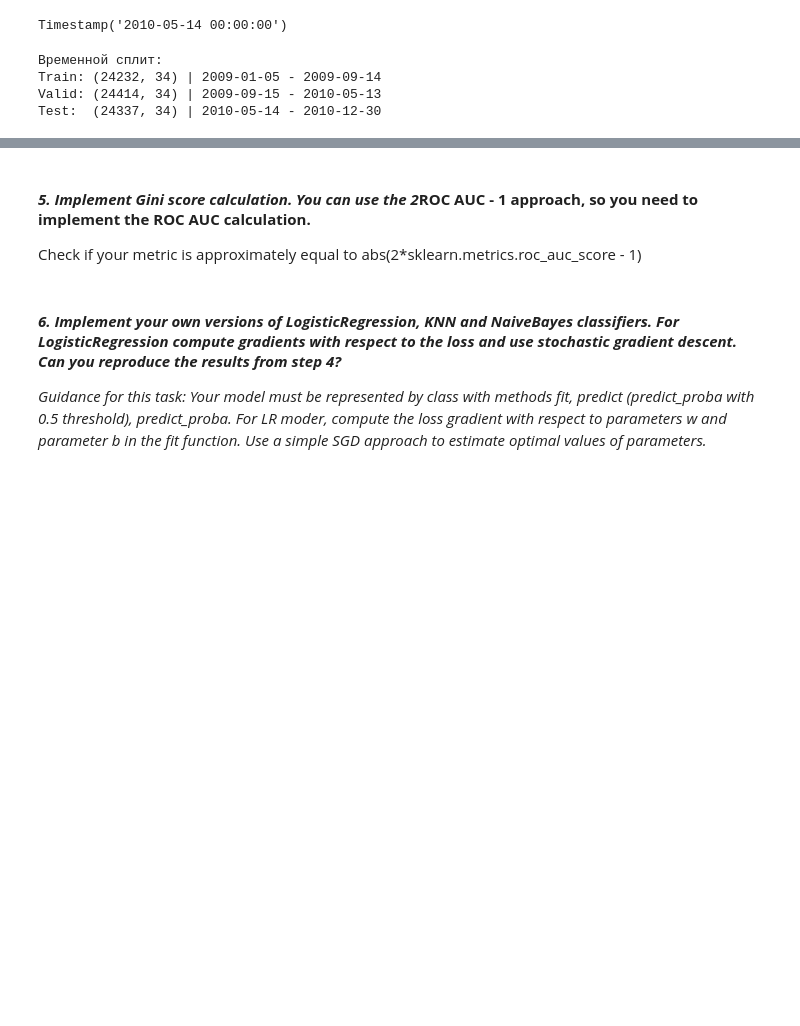
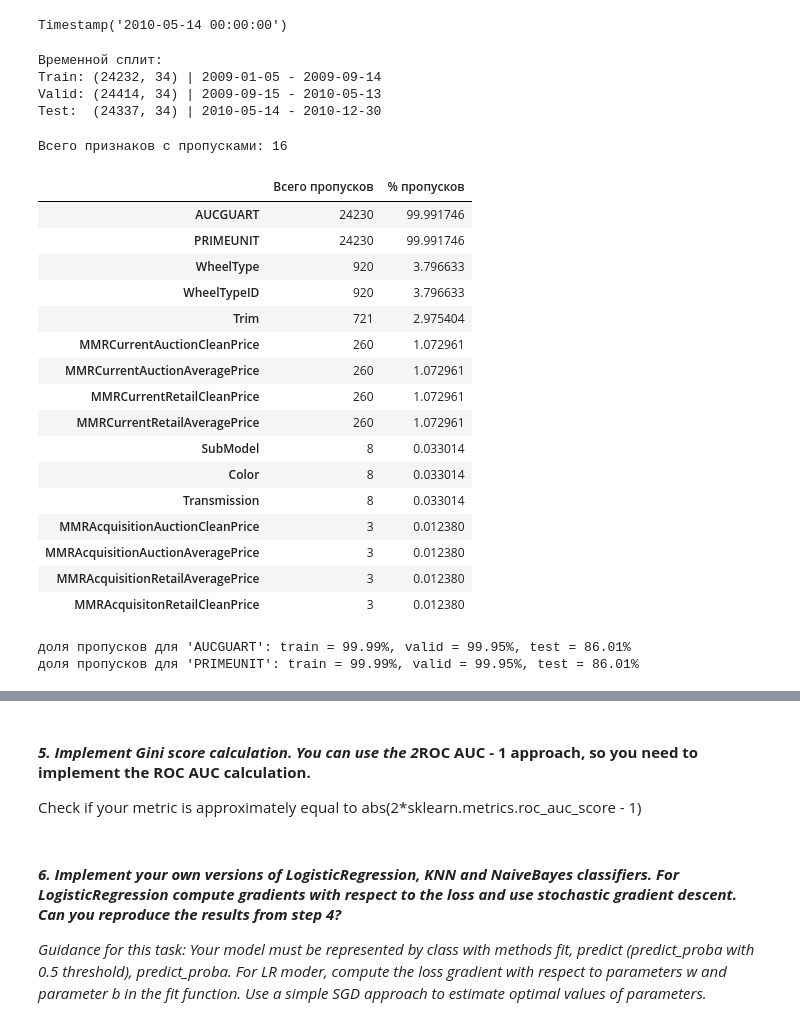
Before and after one commit to RunForJoy/ml-classification-metrics, a Jupyter notebook: src/ml_4.ipynb, the cells around one changed output, grey strips where cells are left out. Drawn from its saved outputs; the diff is of its cells as text; code cells hidden in the pictures; blank space fills up the shorter version.

Commit message:
finished EDA and calculated baseline models

```diff
--- a/src/ml_4.ipynb
+++ b/src/ml_4.ipynb
@@ -127,3 +140,48 @@ print(
 Train: (24232, 34) | 2009-01-05 - 2009-09-14
 Valid: (24414, 34) | 2009-09-15 - 2010-05-13
 Test:  (24337, 34) | 2010-05-14 - 2010-12-30
+# %%
+missing_count = train_split.isna().sum()
+missing_percent = (train_split.isna().sum() / len(train_split)) * 100
+
+missing_df = pd.concat(
+    [missing_count, missing_percent], axis=1, keys=["Всего пропусков", "% пропусков"]
+)
+
+missing_df = missing_df[missing_df["Всего пропусков"] > 0].sort_values(
+    by="% пропусков", ascending=False
+)
+
+print(f"Всего признаков с пропусками: {len(missing_df)}")
+missing_df
+# %% [output]
+Всего признаков с пропусками: 16
+|  | Всего пропусков | % пропусков |
+| AUCGUART | 24230 | 99.991746 |
+| PRIMEUNIT | 24230 | 99.991746 |
+| WheelType | 920 | 3.796633 |
+| WheelTypeID | 920 | 3.796633 |
+| Trim | 721 | 2.975404 |
+| MMRCurrentAuctionCleanPrice | 260 | 1.072961 |
+| MMRCurrentAuctionAveragePrice | 260 | 1.072961 |
+| MMRCurrentRetailCleanPrice | 260 | 1.072961 |
+| MMRCurrentRetailAveragePrice | 260 | 1.072961 |
+| SubModel | 8 | 0.033014 |
+| Color | 8 | 0.033014 |
+| Transmission | 8 | 0.033014 |
+| MMRAcquisitionAuctionCleanPrice | 3 | 0.012380 |
+| MMRAcquisitionAuctionAveragePrice | 3 | 0.012380 |
+| MMRAcquisitionRetailAveragePrice | 3 | 0.012380 |
+| MMRAcquisitonRetailCleanPrice | 3 | 0.012380 |
+# %%
+# проверяю долю пропусков в проблемных колонках по всем трем выборкам для контроля сдвига данных
+for col in ["AUCGUART", "PRIMEUNIT"]:
+    pct_train = train_split[col].isna().mean() * 100
+    pct_valid = valid_split[col].isna().mean() * 100
+    pct_test = test_split[col].isna().mean() * 100
+    print(
+        f"доля пропусков для '{col}': train = {pct_train:.2f}%, valid = {pct_valid:.2f}%, test = {pct_test:.2f}%"
+    )
+# %% [output]
+доля пропусков для 'AUCGUART': train = 99.99%, valid = 99.95%, test = 86.01%
+доля пропусков для 'PRIMEUNIT': train = 99.99%, valid = 99.95%, test = 86.01%
```
Also changed, not shown: parts of 34 cells of this notebook, 3 other files.
